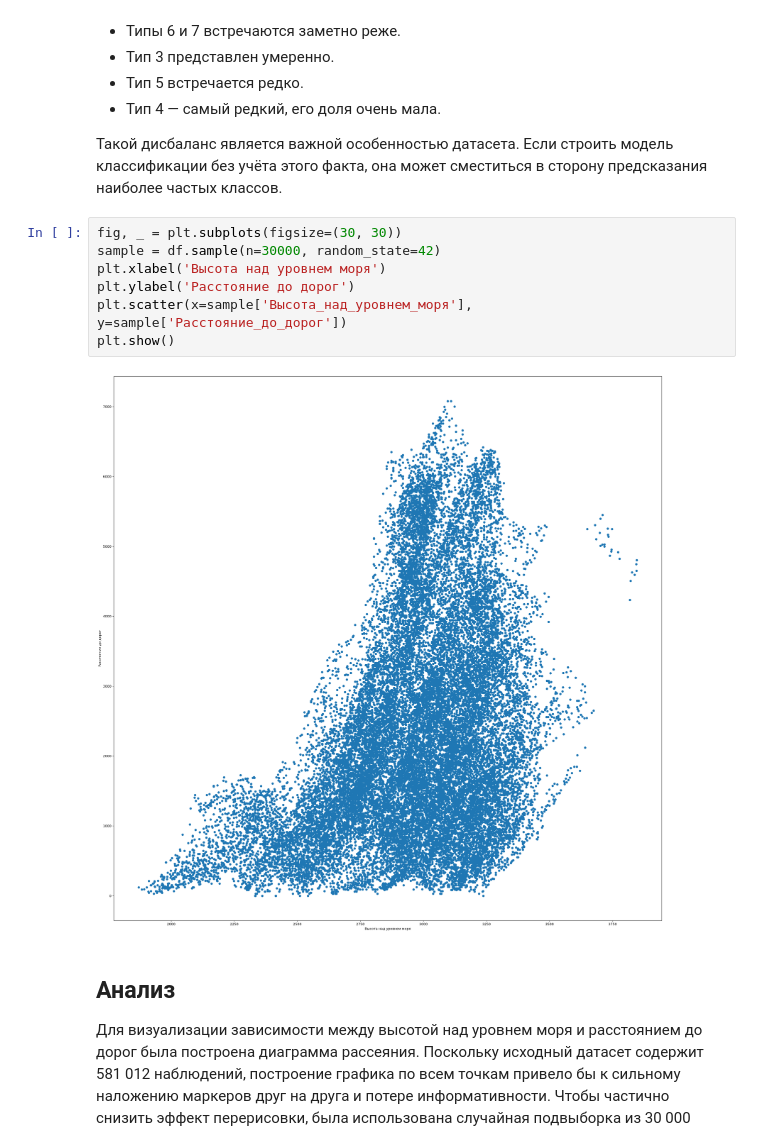
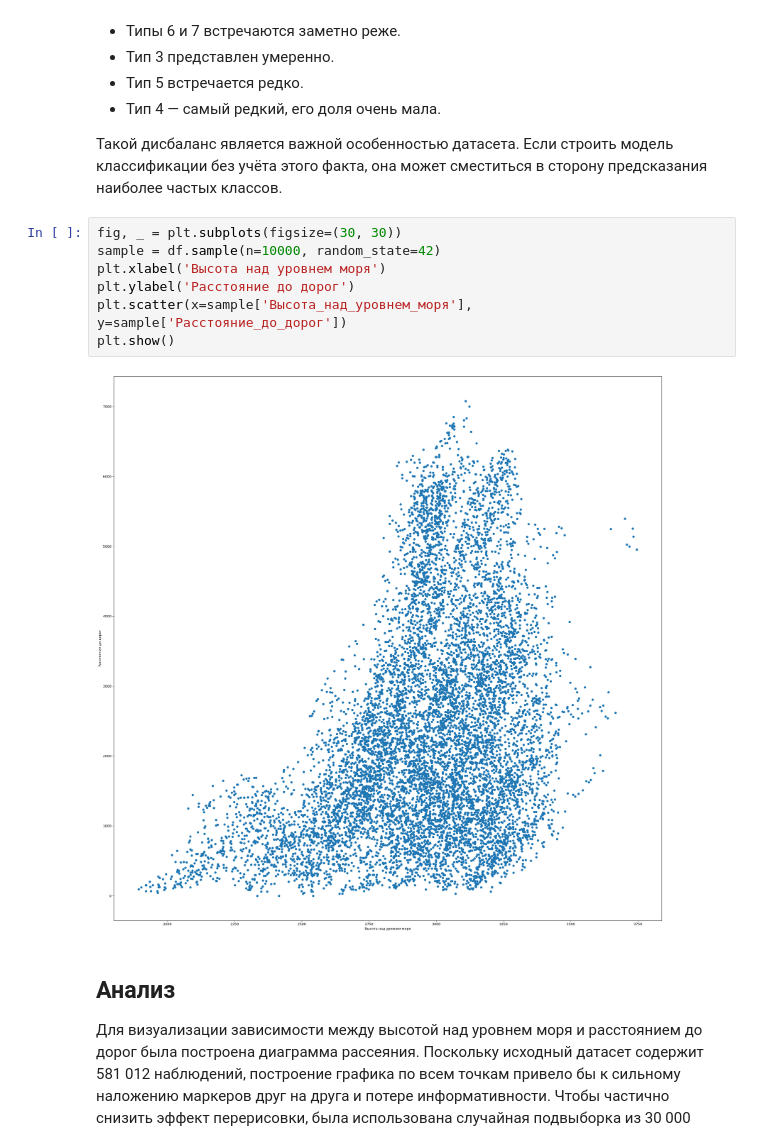
Before and after one commit to xpertdreamer/ooa, a Jupyter notebook: lab_4.ipynb, the cells around one changed output. Cells and saved outputs as stored; diff of their text form.

```diff
--- a/lab_4.ipynb
+++ b/lab_4.ipynb
@@ -240,13 +240,13 @@ plt.show()
 Такой дисбаланс является важной особенностью датасета. Если строить модель классификации без учёта этого факта, она может сместиться в сторону предсказания наиболее частых классов.
 # %%
 fig, _ = plt.subplots(figsize=(30, 30))
-sample = df.sample(n=30000, random_state=42)
+sample = df.sample(n=10000, random_state=42)
 plt.xlabel('Высота над уровнем моря')
 plt.ylabel('Расстояние до дорог')
 plt.scatter(x=sample['Высота_над_уровнем_моря'], y=sample['Расстояние_до_дорог'])
 plt.show()
 # %% [output]
-[figure, old version]
+[figure, new version]
 # %% [markdown]
 ## Анализ
 
```
Also changed, not shown: parts of 1 cell of this notebook, 1 other file.
